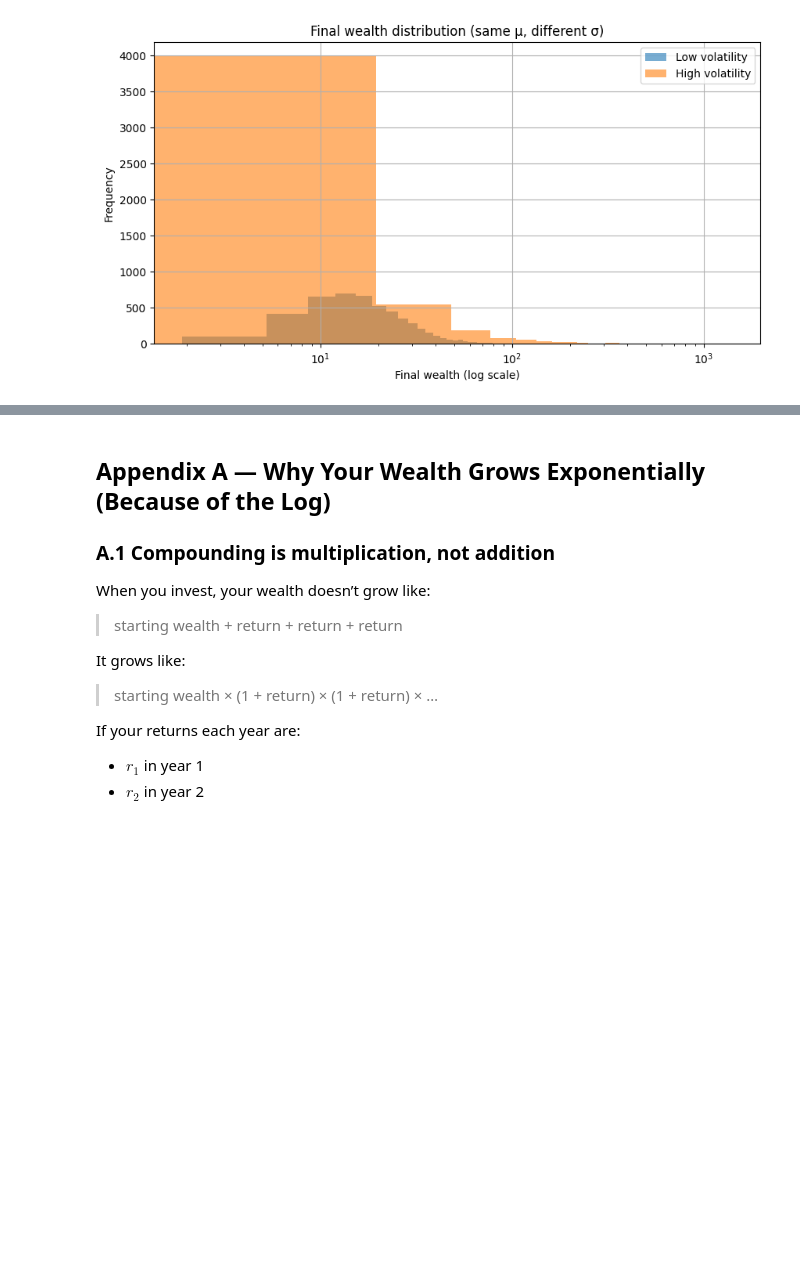
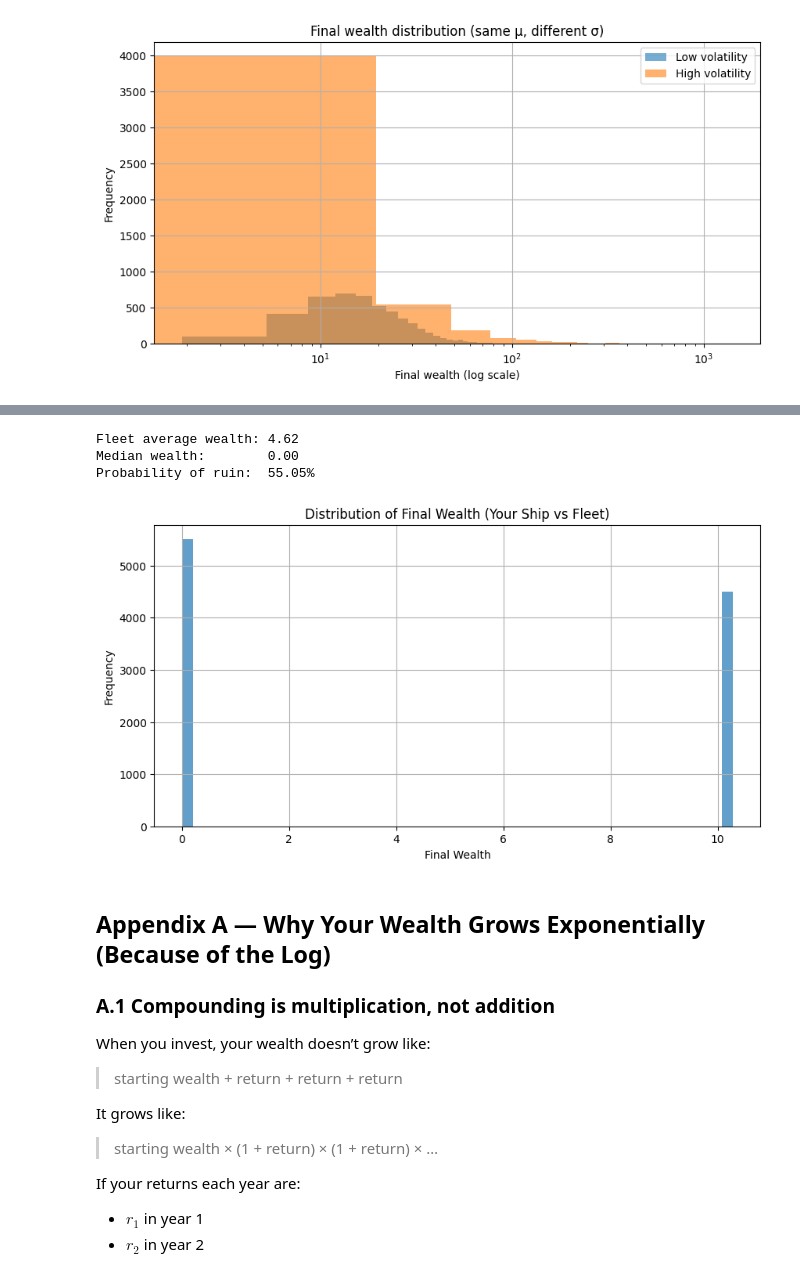
Before and after one commit to senanayake/colab-notebooks, a Jupyter notebook: SafeHavenLab.ipynb, the cells around one changed output, grey strips where cells are left out. Drawn from its saved outputs; the diff is of its cells as text; code cells hidden in the pictures; blank space fills up the shorter version.

```diff
--- a/SafeHavenLab.ipynb
+++ b/SafeHavenLab.ipynb
@@ -437,0 +576,17 @@ High volatility:
+# %%
+def kelly_sim(f, rounds=200, paths=5000, p=0.55):
+    w = np.ones(paths)
+    for _ in range(rounds):
+        bets = w*f
+        wins = np.random.rand(paths) < p
+        w = w + np.where(wins, bets, -bets)
+    return w
+
+p = 0.55
+f_star = 2*p - 1
+fractions = [0.5*f_star, f_star, 2*f_star]
+labels = ["Half Kelly", "Kelly", "Double Kelly"]
+
+for f, lab in zip(fractions, labels):
+    w = kelly_sim(f)
+    print(lab, "Median:", np.median(w), "Frac ruined:", np.mean(w<0.01))
@@ -438,3 +717,49 @@ High volatility:
+# %%
+import numpy as np
+import matplotlib.pyplot as plt
+
+np.random.seed(42)
+
+# parameters
+n_ships = 10000
+n_years = 40
+p_sinking = 0.02  # 2% chance per year of catastrophic loss
+growth_rate = 0.06  # 6% annual return for surviving ships
+
+# simulate
+wealth = np.ones(n_ships)
+alive = np.ones(n_ships, dtype=bool)
+
+for year in range(n_years):
+    # sinking events
+    sink_events = np.random.rand(n_ships) < p_sinking
+    alive &= ~sink_events
+    # surviving ships grow
+    wealth[alive] *= (1 + growth_rate)
+    wealth[~alive] = 0.0
+
+# metrics
+fleet_average = wealth.mean()
+median_wealth = np.median(wealth)
+ruin_prob = np.mean(wealth == 0)
+
+print(f"Fleet average wealth: {fleet_average:.2f}")
+print(f"Median wealth:        {median_wealth:.2f}")
+print(f"Probability of ruin:  {ruin_prob:.2%}")
+
+# plot distribution
+plt.figure(figsize=(10,5))
+plt.hist(wealth, bins=50, alpha=0.7)
+plt.title("Distribution of Final Wealth (Your Ship vs Fleet)")
+plt.xlabel("Final Wealth")
+plt.ylabel("Frequency")
+plt.grid(True)
+plt.show()
+# %% [output]
+Fleet average wealth: 4.62
+Median wealth:        0.00
+Probability of ruin:  55.05%
+[figure, added]
 # %% [markdown]
 ## Appendix A — Why Your Wealth Grows Exponentially (Because of the Log)
 
```
Also changed, not shown: parts of 9 cells of this notebook.
